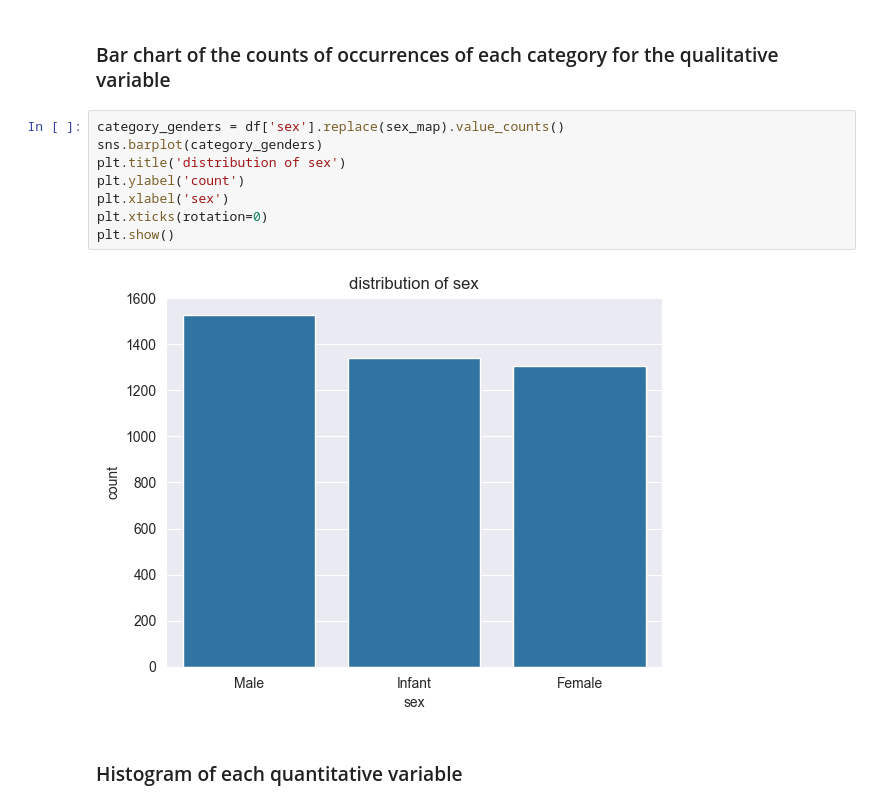
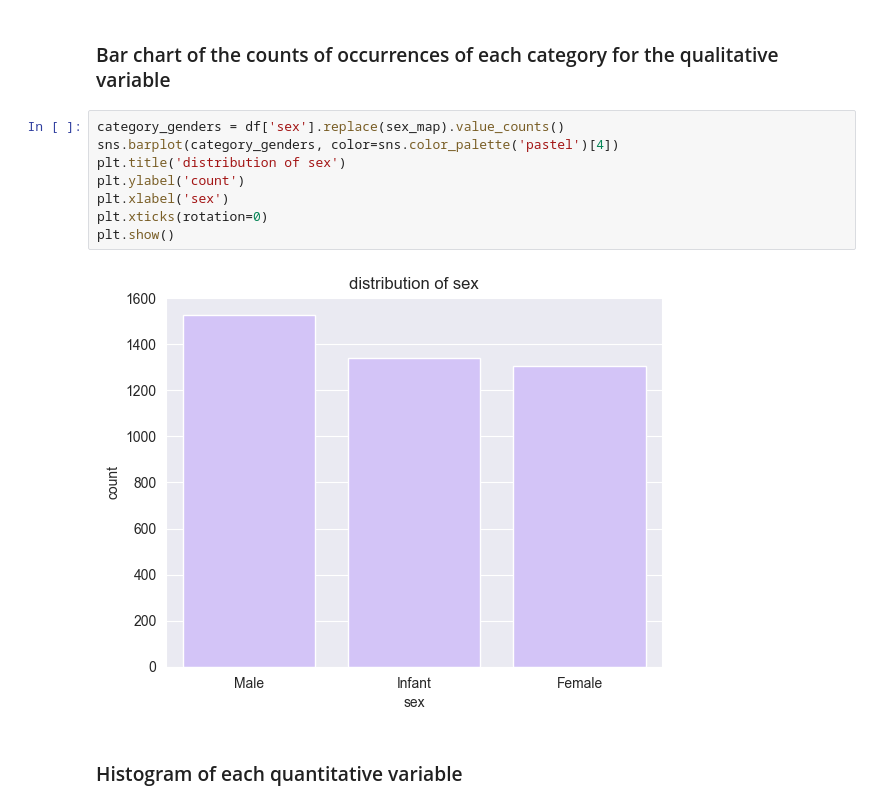
Before and after one commit to Paulaszka/PY-assignment_1, a Jupyter notebook: analysis.ipynb, the cells around one changed output. Cells and saved outputs as stored; diff of their text form.

Commit message:
chart color changed, im going to eat

```diff
--- a/analysis.ipynb
+++ b/analysis.ipynb
@@ -56,14 +56,14 @@ stats_list
 ### Bar chart of the counts of occurrences of each category for the qualitative variable
 # %%
 category_genders = df['sex'].replace(sex_map).value_counts()
-sns.barplot(category_genders)
+sns.barplot(category_genders, color=sns.color_palette('pastel')[4])
 plt.title('distribution of sex')
 plt.ylabel('count')
 plt.xlabel('sex')
 plt.xticks(rotation=0)
 plt.show()
 # %% [output]
-[figure, old version]
+[figure, new version]
 # %% [markdown]
 ### Histogram of each quantitative variable
 # %%
```
